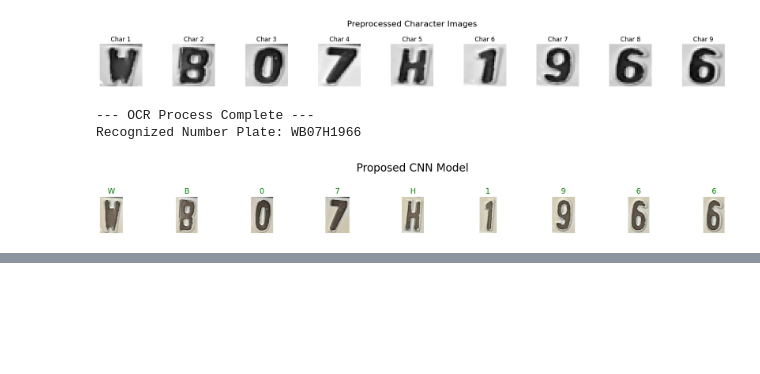
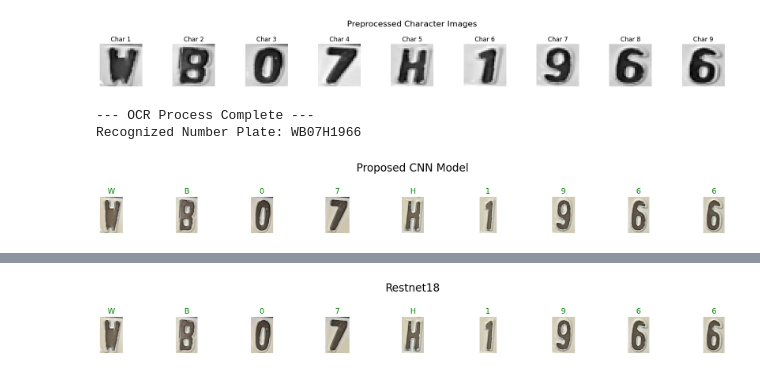
Before and after one commit to arnaabbb/Custom-OCR, a Jupyter notebook: ocr_model.ipynb, the cells around one changed output, grey strips where cells are left out. Cells and saved outputs as stored; diff of their text form; code cells hidden in the pictures; blank space fills up the shorter version.

```diff
--- a/ocr_model.ipynb
+++ b/ocr_model.ipynb
@@ -377,3 +377,89 @@ if n > 0:
 --- OCR Process Complete ---
 Recognized Number Plate: WB07H1966
 [figure]
+# %%
+import torch
+import torch.nn as nn
+import cv2
+import numpy as np
+import torchvision.transforms as transforms
+from torchvision import models
+import math
+import matplotlib.pyplot as plt
+
+# --- Part 1: Define ResNet-18 ---
+num_classes = 34   # Adjust if needed
+model = models.resnet18(weights=None)  # fresh ResNet-18
+
+# Modify input for grayscale
+model.conv1 = nn.Conv2d(1, 64, kernel_size=7, stride=2, padding=3, bias=False)
+
+# Modify final FC for classification
+model.fc = nn.Linear(model.fc.in_features, num_classes)
+
+# Load trained weights
+MODEL_PATH = 'resnet18_best.pth'
+model.load_state_dict(torch.load(MODEL_PATH, map_location=torch.device('cpu')))
+model.eval()
+
+# --- Part 2: Define Transform ---
+transform = transforms.Compose([
+    transforms.ToPILImage(),
+    transforms.Grayscale(num_output_channels=1),
+    transforms.Resize((64, 64)),   # ResNet-18 prefers bigger input
+    transforms.ToTensor(),
+    transforms.Normalize((0.5,), (0.5,))
+])
+
+# --- Part 3: Sort Characters (row + col) ---
+# chars = [(x1, y1, x2, y2), ...] from YOLO/refinement
+sorted_chars = sorted(chars, key=lambda b: (b[1] // 50, b[0]))  # adjust threshold if needed
+
+ordered_crops = []
+for (x1, y1, x2, y2) in sorted_chars:
+    pad = 5
+    x0 = max(0, x1 - pad)
+    y0 = max(0, y1 - pad)
+    x1p = min(W, x2 + pad)
+    y1p = min(H, y2 + pad)
+    crop = img[y0:y1p, x0:x1p]
+    if crop.size:
+        ordered_crops.append(crop)
+
+# --- Part 4: Predict in Correct Order ---
+label_map = '0123456789ABCDEFGHJKLMNPQRSTUVWXYZ'
+recognized_characters = []
+
+with torch.no_grad():
+    for crop in ordered_crops:
+        img_rgb = cv2.cvtColor(crop, cv2.COLOR_BGR2RGB)
+        input_tensor = transform(img_rgb).unsqueeze(0)  # [1, C, H, W]
+        output = model(input_tensor)
+        _, pred_index = torch.max(output, 1)
+        predicted_char = label_map[pred_index.item()]
+        recognized_characters.append(predicted_char)
+
+# Final plate string
+final_plate_number = "".join(recognized_characters)
+print("--- OCR Process Complete ---")
+print(f"Recognized Number Plate: {final_plate_number}")
+
+# --- Part 5: Visualization (optional) ---
+n = len(ordered_crops)
+if n > 0:
+    cols = min(10, n)
+    rows = math.ceil(n / cols)
+    plt.figure(figsize=(2 * cols, 2 * rows))
+
+    # Add a main title for the figure
+    plt.suptitle("Restnet18", fontsize=20)  # <-- Figure title
+
+    for i, (crop, char) in enumerate(zip(ordered_crops, recognized_characters)):
+        plt.subplot(rows, cols, i + 1)
+        plt.imshow(cv2.cvtColor(crop, cv2.COLOR_BGR2RGB))
+        plt.title(char, fontsize=14, color="green")  # show predicted char
+        plt.axis("off")
+
+    plt.tight_layout(rect=[0, 0, 1, 0.95])  # adjust layout to make room for suptitle
+    plt.show()
+# %% [output]
@@ -379,0 +468 @@ Recognized Number Plate: WB07H1966
+[figure, added]
```
Also changed, not shown: parts of 1 cell of this notebook.
